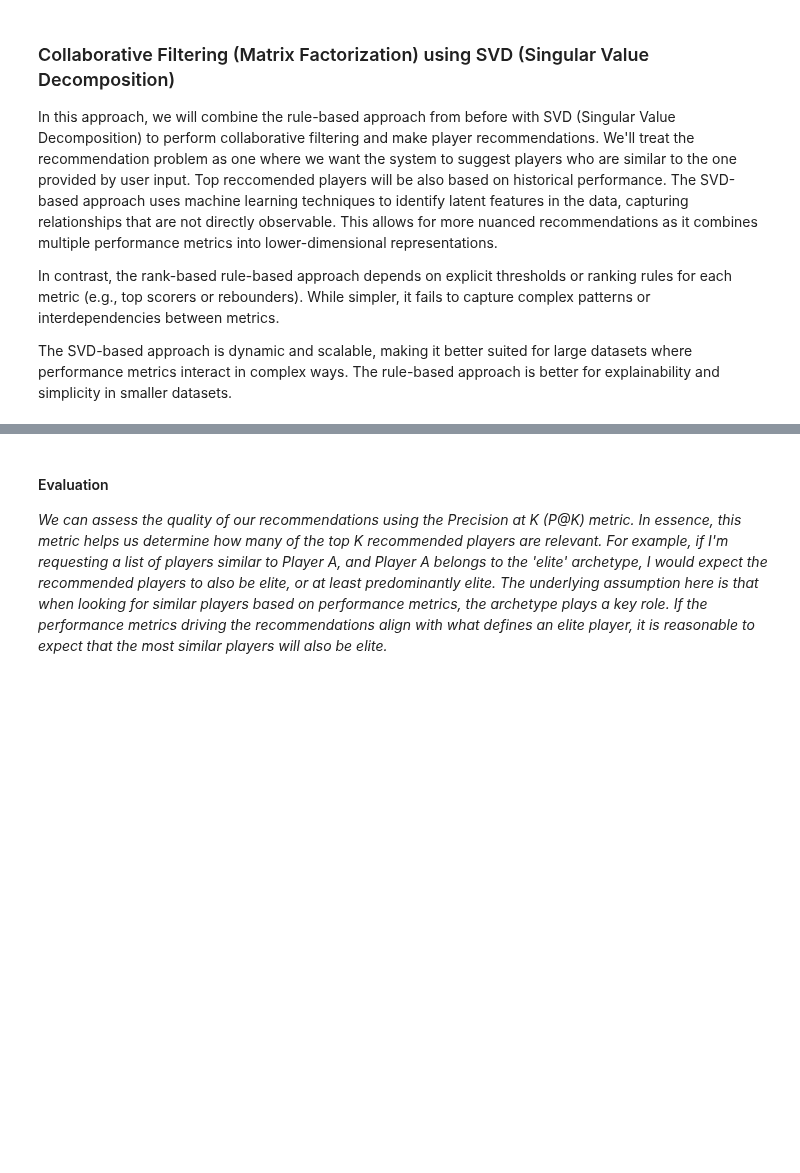
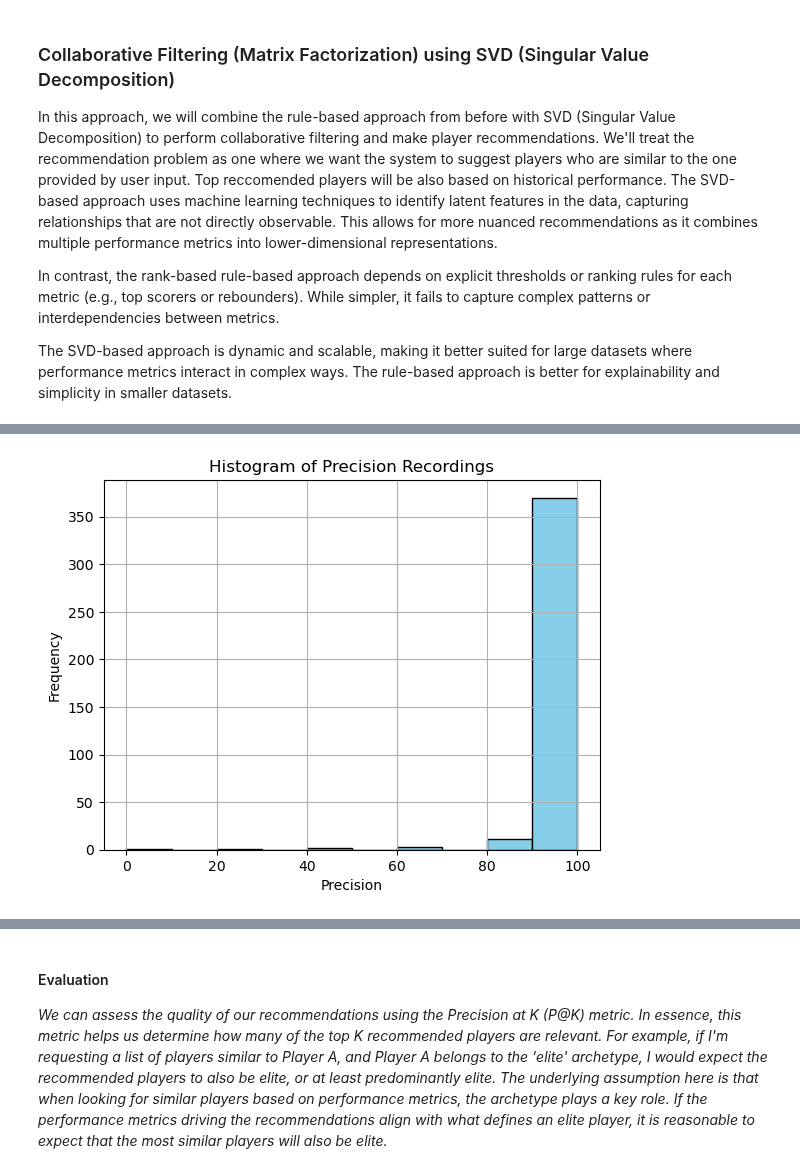
Before and after one commit to mrme77/Fantasy-League-Recommender, a Jupyter notebook: DataAnalysis.ipynb, the cells around one changed output, grey strips where cells are left out. Cells and saved outputs as stored; diff of their text form; code cells hidden in the pictures; blank space fills up the shorter version.

```diff
--- a/DataAnalysis.ipynb
+++ b/DataAnalysis.ipynb
@@ -185,4 +185,5 @@ plt.show();
 df = df.dropna(subset=[
         'points', 'rebounds', 'assists', 'steals', 'blocks',
         'fg_pct', 'fg3_pct', 'ft_pct'
-    ])
+    ]).reset_index(drop=True)
+df.head()
@@ -507,6 +495,7 @@ def precisionK(player_id, df, cosine_sim, player_performance_matrix, top_n=5):
     return Kmetric*100
 # %%
-precision_at_k = precisionK(player_id=38, df=df, cosine_sim=cosine_sim, player_performance_matrix=player_performance_matrix, top_n=5)
+player_id=278
+precision_at_k = precisionK(player_id=player_id, df=df, cosine_sim=cosine_sim, player_performance_matrix=player_performance_matrix, top_n=5)
 
-print(precision_at_k)
+print(f"Precision@K for player_id {player_id} is {precision_at_k} %")
 # %% [output]
@@ -514,8 +502,0 @@ print(precision_at_k)
-# %%
-for value in df.player_id.unique():
-    try:
-        precision_at_k = precisionK(player_id=value, df=df, cosine_sim=cosine_sim, player_performance_matrix=player_performance_matrix, top_n=5)
-        print(value)
-        print(precision_at_k)
-    except:
-        print('no metrics available')
@@ -603,0 +506,26 @@ print(player_performance_matrix.index.tolist())
+# %%
+precisions_recordings = []
+for player_id in df.player_id.unique():
+    try:
+        precision_at_k = precisionK(
+            player_id=player_id,
+            df=df,
+            cosine_sim=cosine_sim,
+            player_performance_matrix=player_performance_matrix,
+            top_n=5
+        )
+        precisions_recordings.append(precision_at_k)
+    except:
+        pass
+
+
+precision_df = pd.DataFrame(precisions_recordings, columns=["Precision"])
+
+precision_df.Precision.hist(bins=10, color='skyblue', edgecolor='black')
+plt.xlabel("Precision")
+plt.ylabel("Frequency")
+plt.title("Histogram of Precision Recordings")
+
+plt.show();
+# %% [output]
+[figure, added]
```
Also changed, not shown: parts of 22 cells of this notebook, 1 other file.
